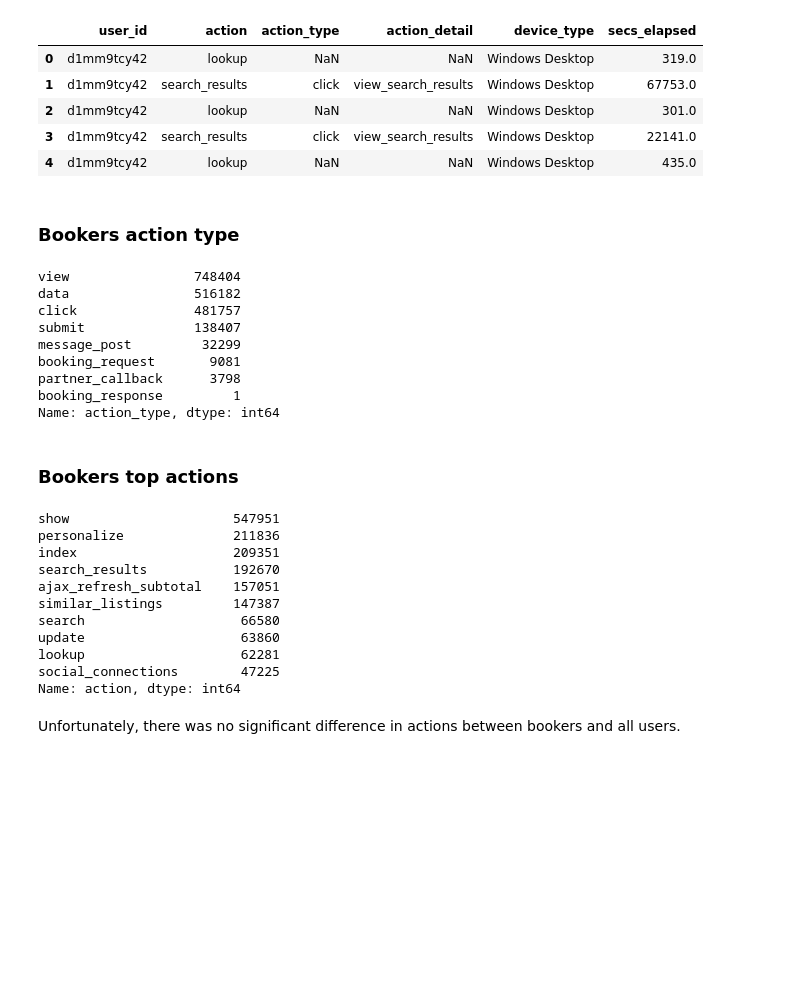
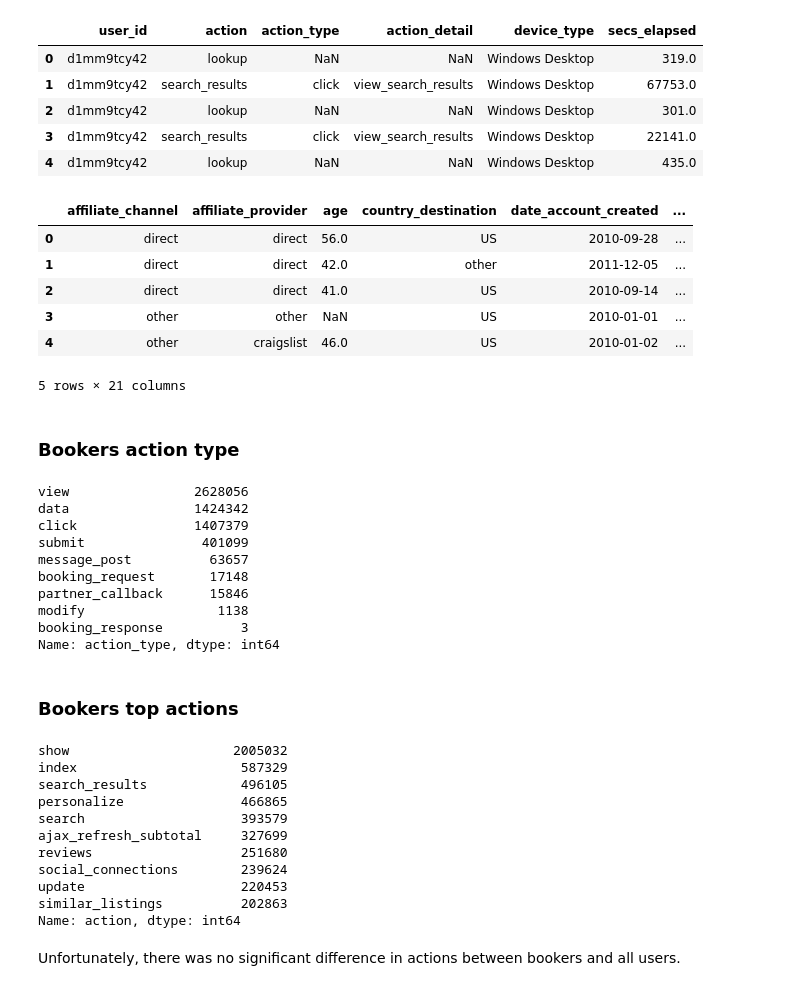
Before and after one commit to longfengpili/Machine-Learning-with-Python, a Jupyter notebook: Airbnb New User Bookings.ipynb, the cells around one changed output. Drawn from its saved outputs; the diff is of its cells as text; code cells hidden in the pictures; blank space fills up the shorter version.

```diff
--- a/Airbnb New User Bookings.ipynb
+++ b/Airbnb New User Bookings.ipynb
@@ -558,7 +628,7 @@ When dive into 2013, we see that there were several peak months for Airbnb users
 # %% [markdown]
 ## User Session Exploration
 # %%
-sessions = pd.read_csv('sessions.csv')
+sessions = pd.read_csv('e:/data/airbnb new user bookings/sessions.csv')
 
 print("There were", len(sessions.user_id.unique()), " unique user IDs in the session data.")
 # %% [output]
@@ -679,35 +756,46 @@ sessions.head()
 | 4 | d1mm9tcy42 | lookup | NaN | NaN | Windows Desktop | 435.0 |
 # %%
 booker_session = pd.merge(df_without_NDF, sessions, how = 'left', left_on = 'id', right_on = 'user_id')
+# %%
+booker_session.head()
+# %% [output]
+|  | affiliate_channel | affiliate_provider | age | country_destination | date_account_created | ... |
+| 0 | direct | direct | 56.0 | US | 2010-09-28 | ... |
+| 1 | direct | direct | 42.0 | other | 2011-12-05 | ... |
+| 2 | direct | direct | 41.0 | US | 2010-09-14 | ... |
+| 3 | other | other | NaN | US | 2010-01-01 | ... |
+| 4 | other | craigslist | 46.0 | US | 2010-01-02 | ... |
+5 rows × 21 columns
 # %% [markdown]
 ### Bookers action type
 # %%
 booker_session.action_type.value_counts()
 # %% [output]
-view                748404
-data                516182
-click               481757
-submit              138407
-message_post         32299
-booking_request       9081
-partner_callback      3798
-booking_response         1
+view                2628056
+data                1424342
+click               1407379
+submit               401099
+message_post          63657
+booking_request       17148
+partner_callback      15846
+modify                 1138
+booking_response          3
 Name: action_type, dtype: int64
 # %% [markdown]
 ### Bookers top actions
 # %%
 booker_session.action.value_counts().head(10)
 # %% [output]
-show                     547951
-personalize              211836
-index                    209351
-search_results           192670
-ajax_refresh_subtotal    157051
-similar_listings         147387
-search                    66580
-update                    63860
-lookup                    62281
-social_connections        47225
+show                     2005032
+index                     587329
+search_results            496105
+personalize               466865
+search                    393579
+ajax_refresh_subtotal     327699
+reviews                   251680
+social_connections        239624
+update                    220453
+similar_listings          202863
 Name: action, dtype: int64
 # %% [markdown]
 Unfortunately, there was no significant difference in actions between bookers and all users.
```
Also changed, not shown: parts of 26 cells of this notebook.
